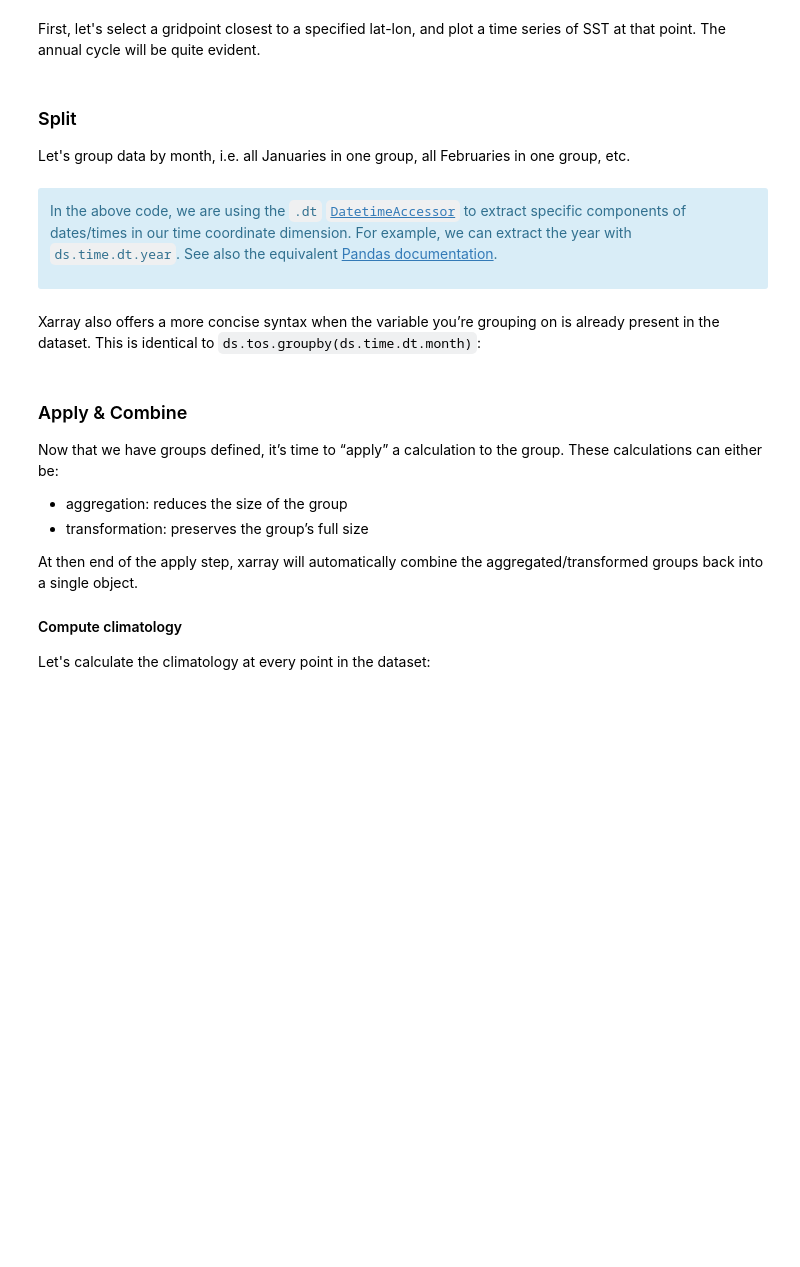
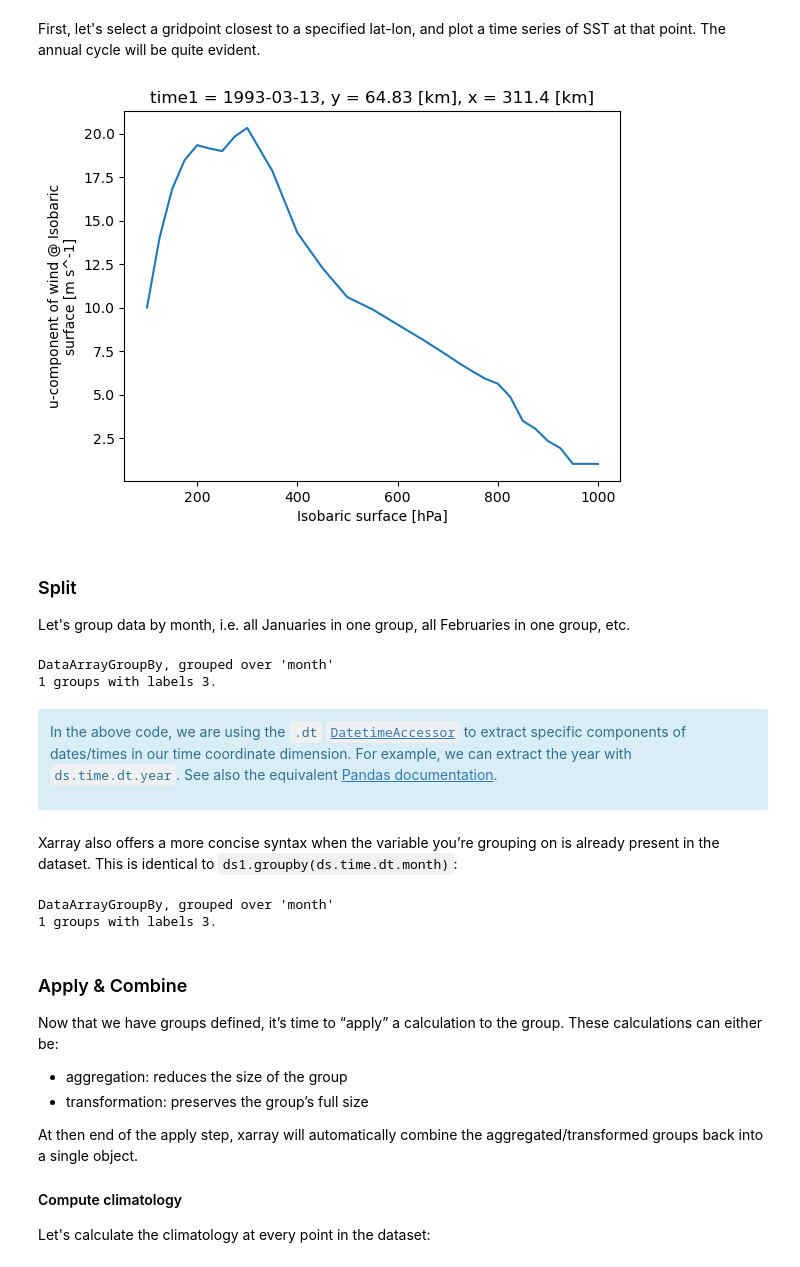
Before and after one commit to andreall/dicca__python_course, a Jupyter notebook: 06b_xarray_comp.ipynb, the cells around one changed output. Saved outputs shown, nothing was run; the diff lists cells and outputs as text; code cells hidden in the pictures; blank space fills up the shorter version.

```diff
--- a/06b_xarray_comp.ipynb
+++ b/06b_xarray_comp.ipynb
@@ -77,13 +193,20 @@ We are going to use `groupby` to remove the seasonal cycle ("climatology") from
 # %% [markdown]
 First, let's select a gridpoint closest to a specified lat-lon, and plot a time series of SST at that point. The annual cycle will be quite evident.
 # %%
-ds.tos.sel(lon=310, lat=50, method='nearest').plot();
+ds1.sel(x=310, y=50, method='nearest').plot();
+# %% [output]
+[figure, added]
 # %% [markdown]
 ### Split
 
 Let's group data by month, i.e. all Januaries in one group, all Februaries in one group, etc.
 # %%
-ds.tos.groupby(ds.time.dt.month)
+ds1.groupby(ds1.time1.dt.month) # df.index.month (PANDAS)
+# ds.time.dt.month
+# 'time.month'
+# %% [output]
+DataArrayGroupBy, grouped over 'month'
+1 groups with labels 3.
 # %% [markdown]
 <div class="admonition alert alert-info">
 
@@ -91,9 +214,12 @@ In the above code, we are using the `.dt` [`DatetimeAccessor`](https://xarray.py
 
    </div>
 # %% [markdown]
-Xarray also offers a more concise syntax when the variable you’re grouping on is already present in the dataset. This is identical to `ds.tos.groupby(ds.time.dt.month)`:
+Xarray also offers a more concise syntax when the variable you’re grouping on is already present in the dataset. This is identical to `ds1.groupby(ds.time.dt.month)`:
 # %%
-ds.tos.groupby('time.month')
+ds1.groupby('time1.month')
+# %% [output]
+DataArrayGroupBy, grouped over 'month'
+1 groups with labels 3.
 # %% [markdown]
 ### Apply & Combine
 
```
Also changed, not shown: parts of 47 cells of this notebook, 1 other file.
